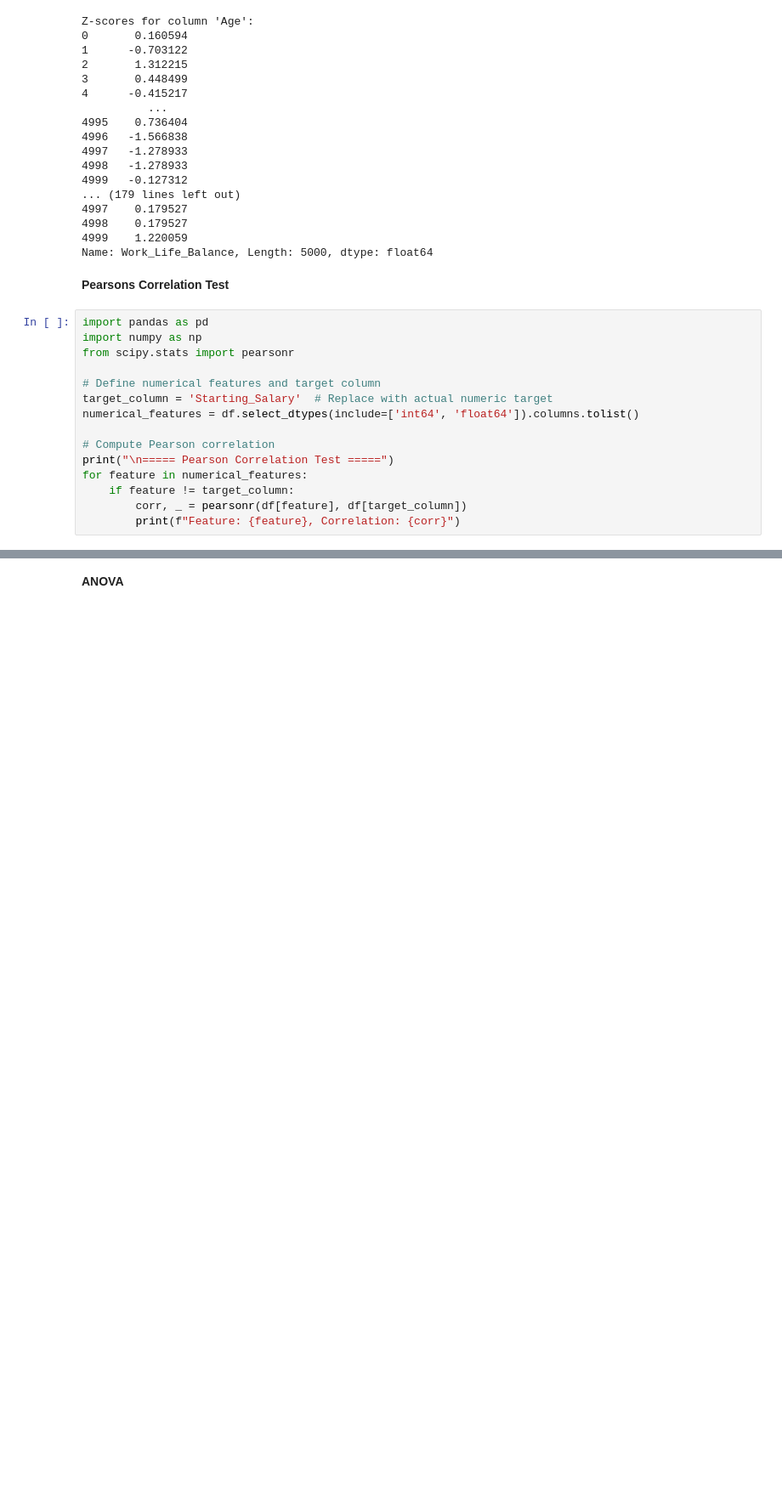
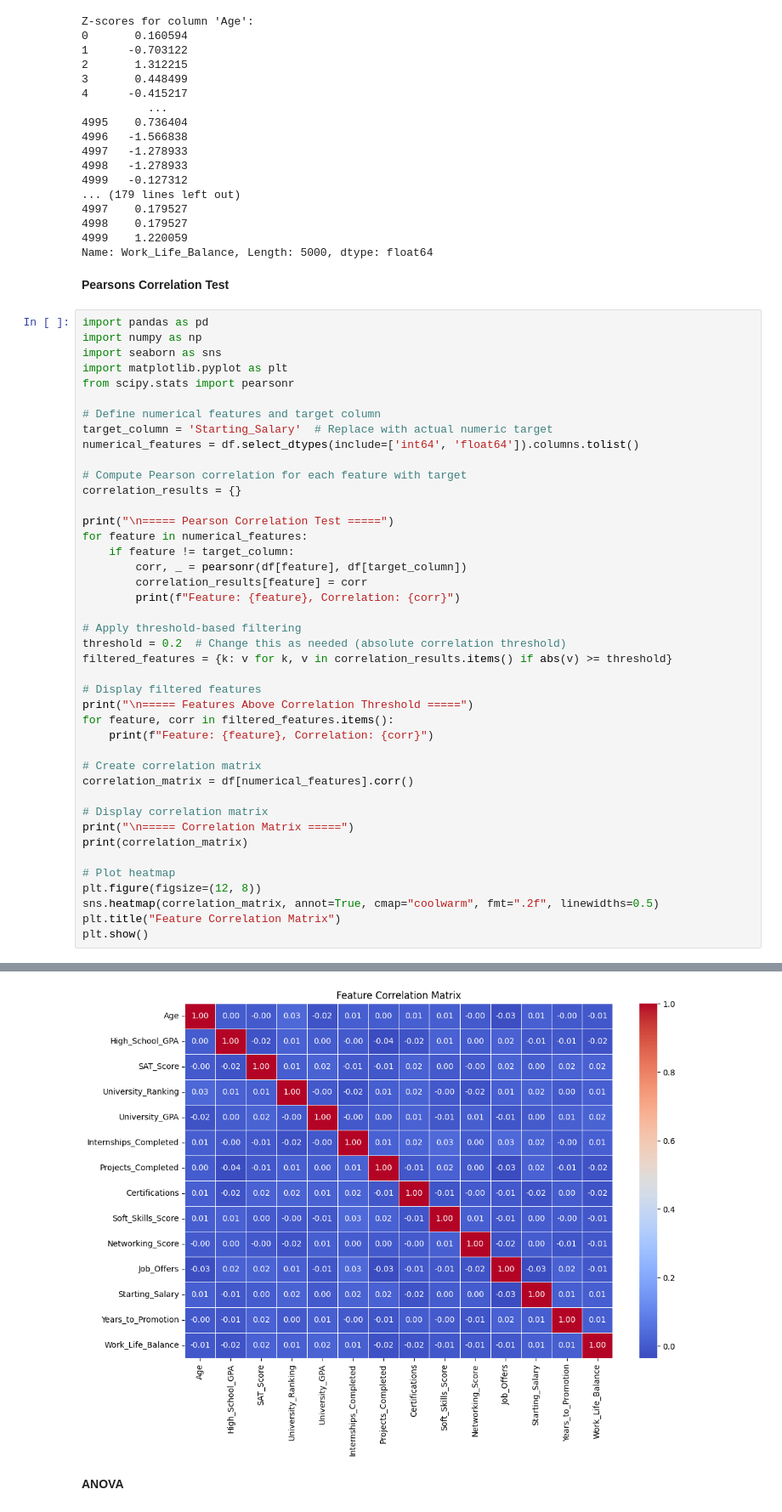
Before and after one commit to fafdajalebi1797/Skill, a Jupyter notebook: Skill.ipynb, the cells around one changed output, grey strips where cells are left out. Shown at 85% size. Drawn from its saved outputs; the diff is of its cells as text; blank space fills up the shorter version.

```diff
--- a/Skill.ipynb
+++ b/Skill.ipynb
@@ -223,18 +223,45 @@ Name: Work_Life_Balance, Length: 5000, dtype: float64
 # %%
 import pandas as pd
 import numpy as np
+import seaborn as sns
+import matplotlib.pyplot as plt
 from scipy.stats import pearsonr
 
 # Define numerical features and target column
 target_column = 'Starting_Salary'  # Replace with actual numeric target
 numerical_features = df.select_dtypes(include=['int64', 'float64']).columns.tolist()
 
-# Compute Pearson correlation
+# Compute Pearson correlation for each feature with target
+correlation_results = {}
+
 print("\n===== Pearson Correlation Test =====")
 for feature in numerical_features:
     if feature != target_column:
         corr, _ = pearsonr(df[feature], df[target_column])
+        correlation_results[feature] = corr
         print(f"Feature: {feature}, Correlation: {corr}")
+
+# Apply threshold-based filtering
+threshold = 0.2  # Change this as needed (absolute correlation threshold)
+filtered_features = {k: v for k, v in correlation_results.items() if abs(v) >= threshold}
+
+# Display filtered features
+print("\n===== Features Above Correlation Threshold =====")
+for feature, corr in filtered_features.items():
+    print(f"Feature: {feature}, Correlation: {corr}")
+
+# Create correlation matrix
+correlation_matrix = df[numerical_features].corr()
+
+# Display correlation matrix
+print("\n===== Correlation Matrix =====")
+print(correlation_matrix)
+
+# Plot heatmap
+plt.figure(figsize=(12, 8))
+sns.heatmap(correlation_matrix, annot=True, cmap="coolwarm", fmt=".2f", linewidths=0.5)
+plt.title("Feature Correlation Matrix")
+plt.show()
 # %% [output]
 ===== Pearson Correlation Test =====
 Feature: Age, Correlation: 0.01317056716175415
@@ -253,2 +283,3 @@ Feature: Work_Life_Balance, Correlation: 0.006370631587761249
+[figure, added]
 # %% [markdown]
 **ANOVA**
```
Also changed, not shown: parts of 6 cells of this notebook.
